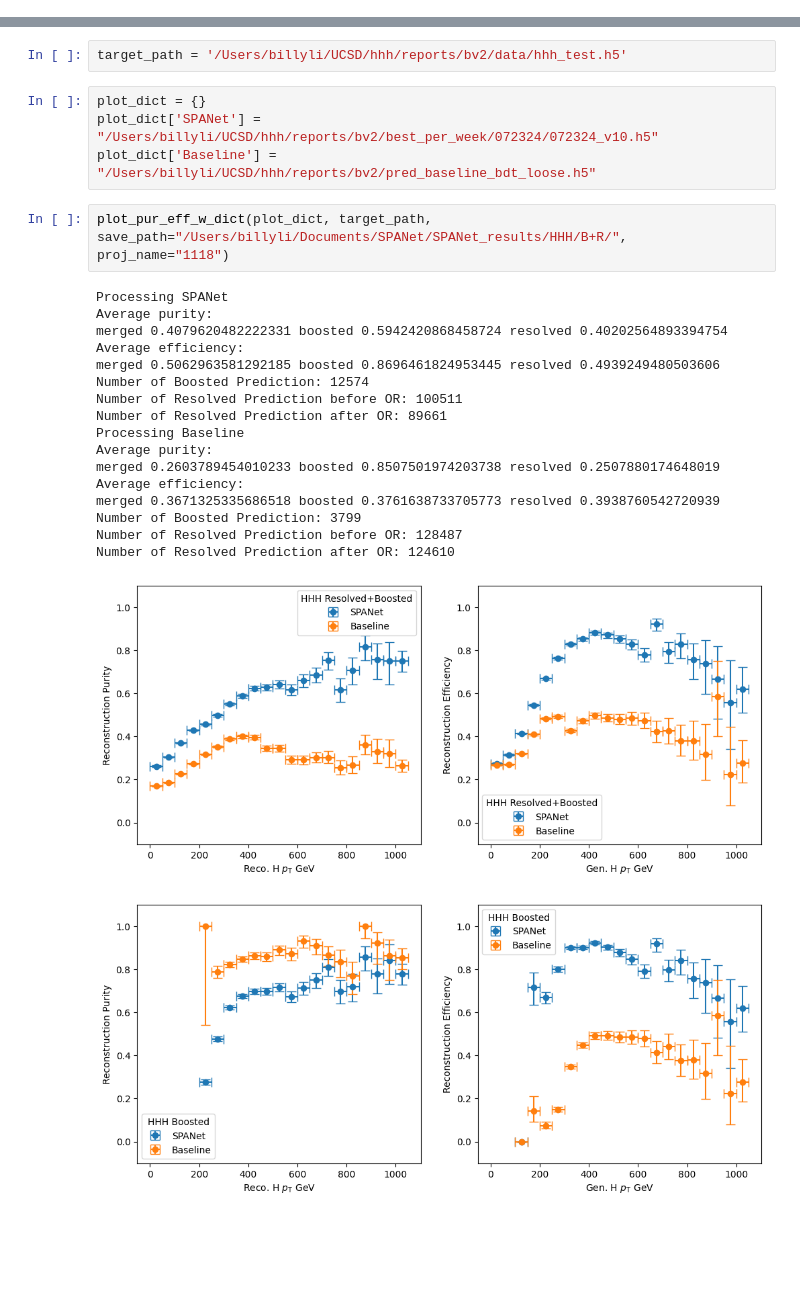
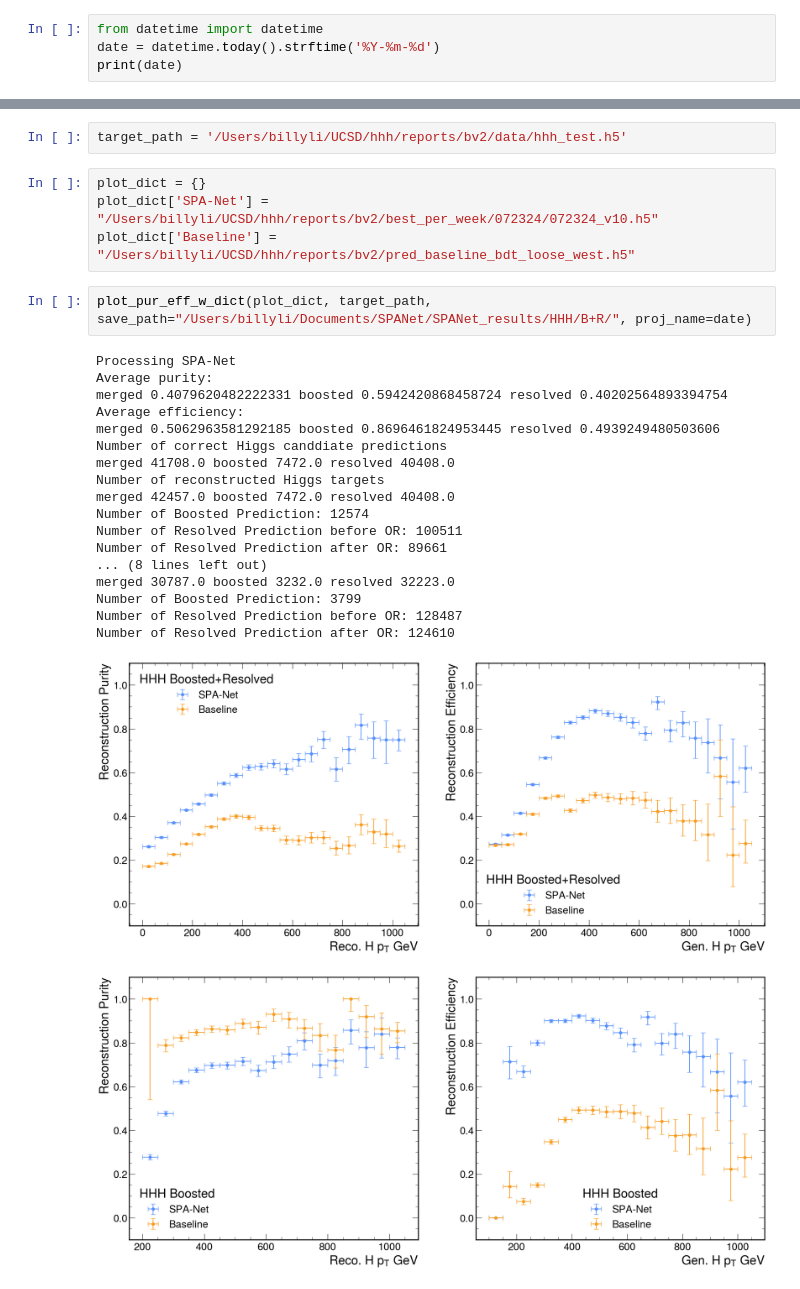
Before and after one commit to ucsd-hep-ex/hhh, a Jupyter notebook: notebooks/benchmark/west/trained_on_hhh_B+R.ipynb, the cells around one changed output, grey strips where cells are left out. Cells and saved outputs as stored; diff of their text form; blank space fills up the shorter version.

```diff
--- a/notebooks/benchmark/west/trained_on_hhh_B+R.ipynb
+++ b/notebooks/benchmark/west/trained_on_hhh_B+R.ipynb
@@ -0,0 +1,4 @@
+# %%
+from datetime import datetime
+date = datetime.today().strftime('%Y-%m-%d')
+print(date)
@@ -15,26 +24,27 @@ ImportError: coffea.hist is deprecated
 target_path = '/Users/billyli/UCSD/hhh/reports/bv2/data/hhh_test.h5'
 # %%
 plot_dict = {}
-plot_dict['SPANet'] = "/Users/billyli/UCSD/hhh/reports/bv2/best_per_week/072324/072324_v10.h5"
-plot_dict['Baseline'] = "/Users/billyli/UCSD/hhh/reports/bv2/pred_baseline_bdt_loose.h5"
+plot_dict['SPA-Net'] = "/Users/billyli/UCSD/hhh/reports/bv2/best_per_week/072324/072324_v10.h5"
+plot_dict['Baseline'] = "/Users/billyli/UCSD/hhh/reports/bv2/pred_baseline_bdt_loose_west.h5"
 # %%
-plot_pur_eff_w_dict(plot_dict, target_path, save_path="/Users/billyli/Documents/SPANet/SPANet_results/HHH/B+R/", proj_name="1118")
+plot_pur_eff_w_dict(plot_dict, target_path, save_path="/Users/billyli/Documents/SPANet/SPANet_results/HHH/B+R/", proj_name=date)
 # %% [output]
-Processing SPANet
+Processing SPA-Net
 Average purity:
 merged 0.4079620482222331 boosted 0.5942420868458724 resolved 0.40202564893394754
 Average efficiency:
 merged 0.5062963581292185 boosted 0.8696461824953445 resolved 0.4939249480503606
+Number of correct Higgs canddiate predictions
+merged 41708.0 boosted 7472.0 resolved 40408.0
+Number of reconstructed Higgs targets
+merged 42457.0 boosted 7472.0 resolved 40408.0
 Number of Boosted Prediction: 12574
 Number of Resolved Prediction before OR: 100511
 Number of Resolved Prediction after OR: 89661
-Processing Baseline
-Average purity:
-merged 0.2603789454010233 boosted 0.8507501974203738 resolved 0.2507880174648019
-Average efficiency:
-merged 0.3671325335686518 boosted 0.3761638733705773 resolved 0.3938760542720939
+... (8 lines left out)
+merged 30787.0 boosted 3232.0 resolved 32223.0
 Number of Boosted Prediction: 3799
 Number of Resolved Prediction before OR: 128487
 Number of Resolved Prediction after OR: 124610
-[figure, old version]
+[figure, new version]
-[figure, old version]
+[figure, new version]
```
Also changed, not shown: parts of 3 cells of this notebook, 4 other files.
